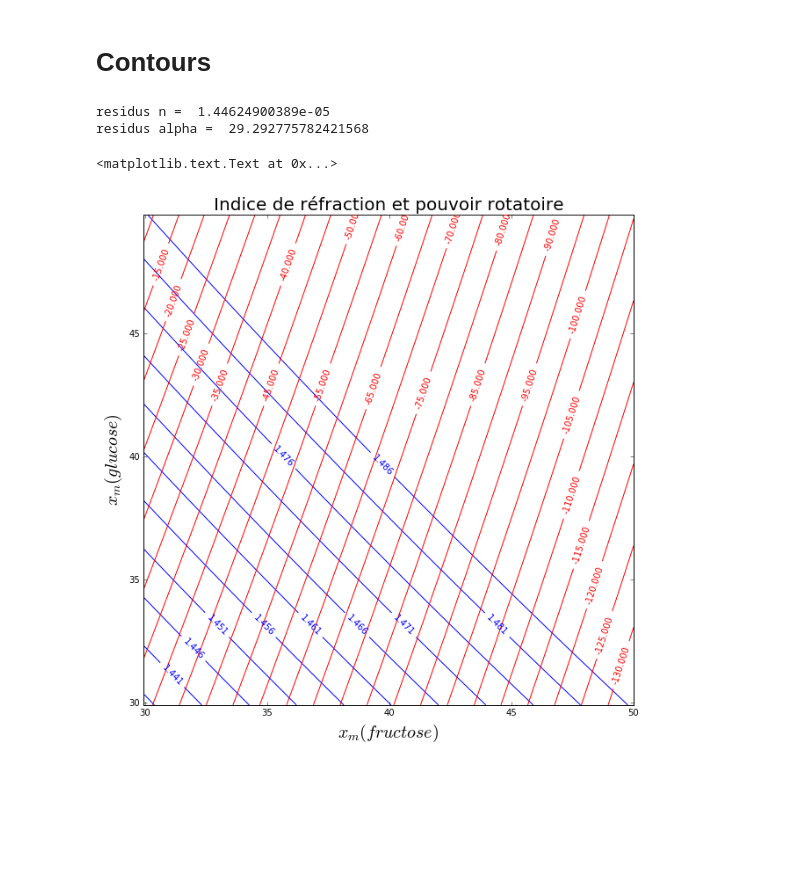
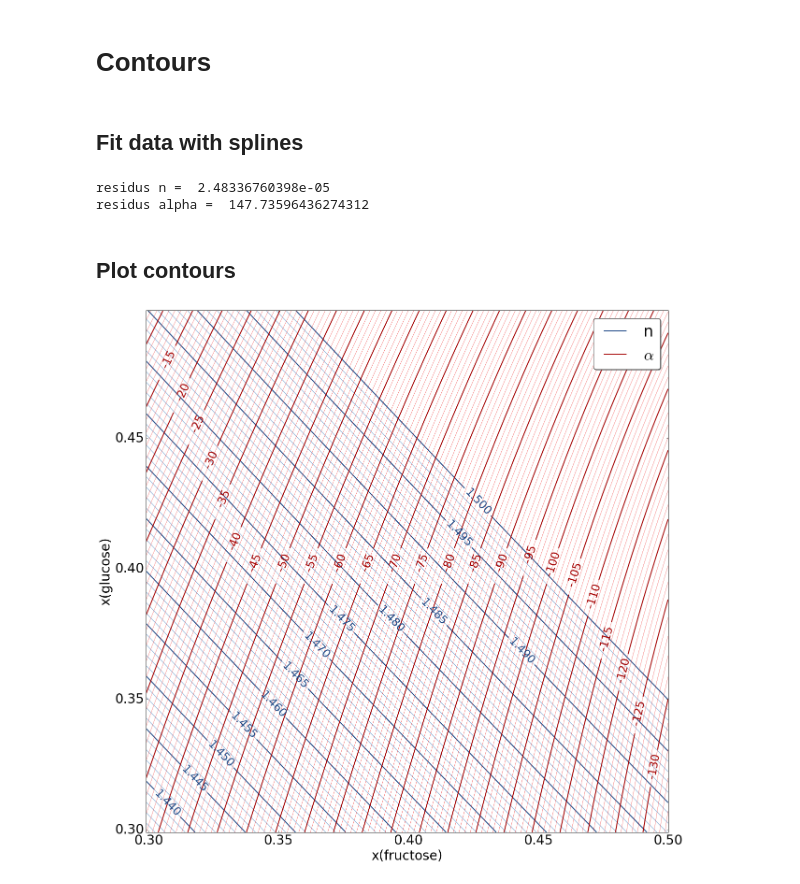
Before and after one commit to gVallverdu/cookbook, a Jupyter notebook: miel_data.ipynb, the cells around one changed output. Cells and saved outputs as stored; diff of their text form; code cells hidden in the pictures; blank space fills up the shorter version.

```diff
--- a/miel_data.ipynb
+++ b/miel_data.ipynb
@@ -1,6 +1,6 @@
 # %%
 import matplotlib
-matplotlib.rcParams.update(matplotlib.rcParamsDefault)
+#matplotlib.rcParams.update(matplotlib.rcParamsDefault)
 %pylab --no-import-all inline
 
 import pandas as pd
@@ -167,6 +167,8 @@ plotly.offline.iplot(fig)
 # Contours
 # %%
 matplotlib.rcParams['contour.negative_linestyle'] = 'solid'
+# %% [markdown]
+## Fit data with splines
 # %%
 # set up the grid
 nptsx, nptsy = 50, 50
@@ -179,30 +181,48 @@ print("residus n = ", nspl.get_residual() / df.n.mean())
 nspline = nspl(xn[:, 0], yn[0, :])
 
 # fit surface for alpha
-aspl = SmoothBivariateSpline(df.xfruct, df.xgluc, df.alpha, kx=1, ky=1, s=30)
+aspl = SmoothBivariateSpline(df.xfruct, df.xgluc, df.alpha, kx=2, ky=2, s=150)
 print("residus alpha = ", aspl.get_residual())
 aspline = aspl(xn[:, 0], yn[0, :])
-
-# figure set up
-fig = plt.figure(figsize=(10, 10))
-plt.grid(False)
-
-# contours for n
-levels = sp.arange(df.n.min(), df.n.max(), 0.005)
-nCS = plt.contour(xn, yn, nspline, levels=levels, colors="b")
-plt.clabel(nCS, inline=1, fontsize=10)
-
-# contours for alpha
-alevels = sp.arange(-130, df.alpha.max(), 5)
-aCS = plt.contour(xn, yn, aspline, levels=alevels, colors="r")
-plt.clabel(aCS, inline=1, fontsize=10)
-
-font = {'size': 20}
-plt.title("Indice de réfraction et pouvoir rotatoire", **font)
-plt.xlabel(r"$x_m(fructose)$", **font)
-plt.ylabel(r"$x_m(glucose)$", **font)
 # %% [output]
-residus n =  1.44624900389e-05
-residus alpha =  29.292775782421568
+residus n =  2.48336760398e-05
+residus alpha =  147.73596436274312
-<matplotlib.text.Text at 0x...>
-[figure, removed]
+# %% [markdown]
+## Plot contours
+# %%
+# figure set up
+fig = plt.figure(figsize=(20, 20))
+font = {'size': 28}
+plt.rc('font', **font)
+plt.grid(False)
+
+# contours for n
+# secondaire
+levels = sp.arange(1.35, df.n.max(), 0.001)
+nCS = plt.contour(xn, yn, nspline, levels=levels, colors="#729fcf", linewidths=1)
+# principal
+levels = sp.arange(1.35, df.n.max() + 0.005, 0.005)
+nCS = plt.contour(xn, yn, nspline, levels=levels, colors="#204a87", label="n", linewidths=2)
+plt.clabel(nCS, inline=1, fontsize=24)
+
+# contours for alpha
+# secondaire
+alevels = sp.arange(-135, df.alpha.max(), 1)
+aCS = plt.contour(xn, yn, aspline, levels=alevels, colors="#ef2929", linewidths=.5)
+# principal
+alevels = sp.arange(-135, df.alpha.max(), 5)
+aCS = plt.contour(xn, yn, aspline, levels=alevels, colors="#a40000", label=r"$\alpha$", linewidths=2)
+plt.clabel(aCS, inline=1, fontsize=24, fmt="%5.0f")
+
+# layout and axes
+#plt.title("Indice de réfraction et pouvoir rotatoire")
+plt.xlabel("x(fructose)")
+plt.ylabel("x(glucose)")
+
+# legend
+obj = [plt.Line2D([0, 1], [0, 0], color="#204a87", linewidth=2),
+       plt.Line2D([0, 1], [0, 0], color="#a40000", linewidth=2)]
+plt.legend(obj, ["n", r"$\alpha$"], shadow=True, fancybox=True)
+plt.savefig("miel.pdf")
+# %% [output]
+[figure, added]
```
Also changed, not shown: parts of 4 cells of this notebook.
